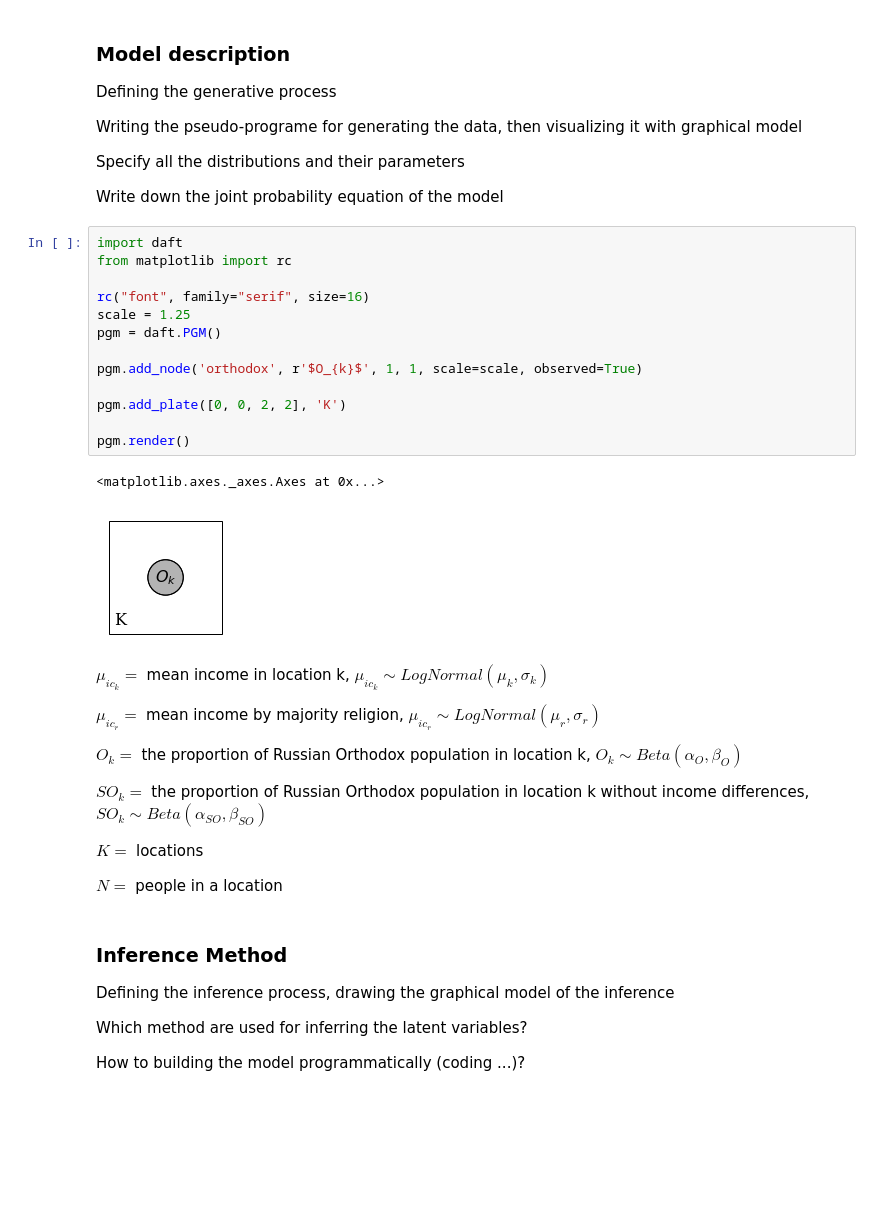
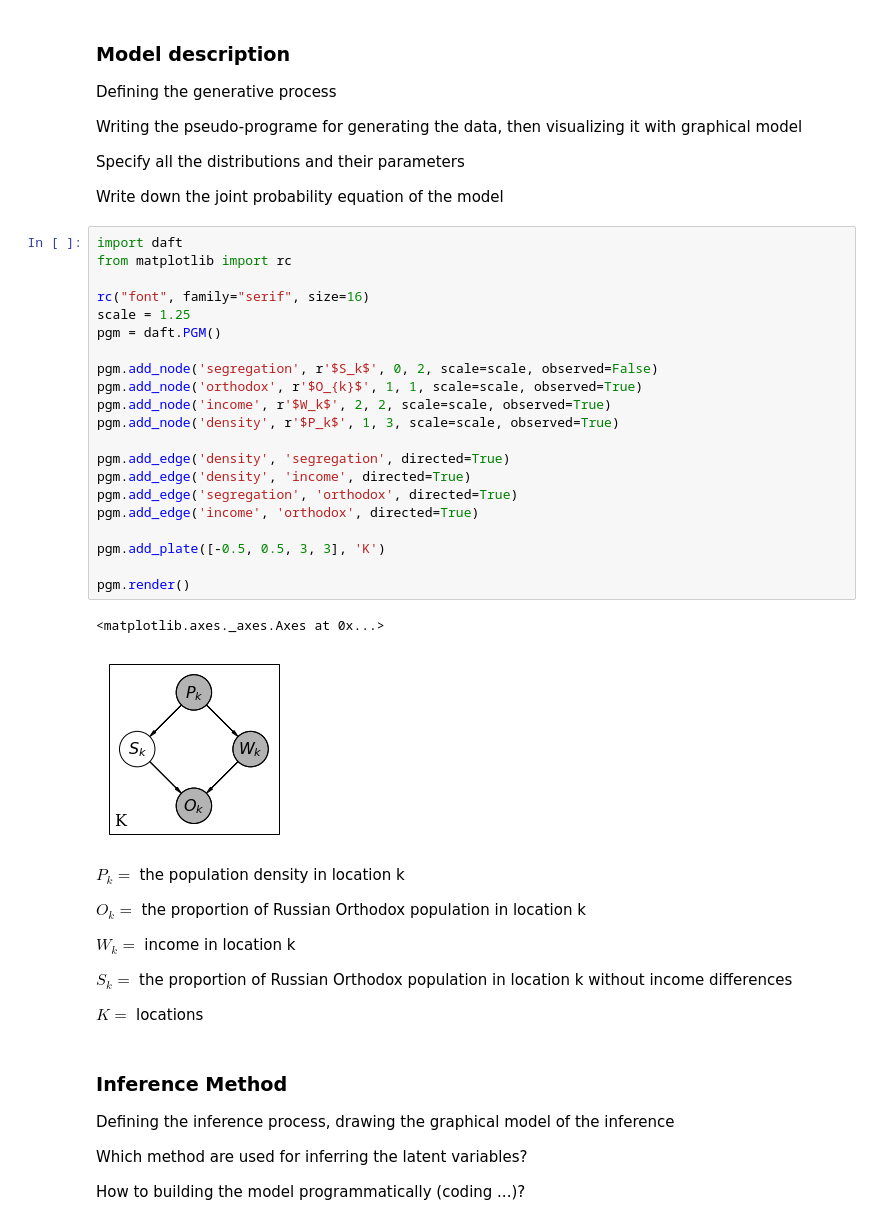
Before and after one commit to AnttiHaerkoenen/BAY1, a Jupyter notebook: BAY1_ReportForm.ipynb, the cells around one changed output. Drawn from its saved outputs; the diff is of its cells as text; blank space fills up the shorter version.

```diff
--- a/BAY1_ReportForm.ipynb
+++ b/BAY1_ReportForm.ipynb
@@ -74,32 +74,37 @@ Write down the joint probability equation of the model
 # %%
 import daft
 from matplotlib import rc
 
 rc("font", family="serif", size=16)
 scale = 1.25
 pgm = daft.PGM()
 
+pgm.add_node('segregation', r'$S_k$', 0, 2, scale=scale, observed=False)
 pgm.add_node('orthodox', r'$O_{k}$', 1, 1, scale=scale, observed=True)
+pgm.add_node('income', r'$W_k$', 2, 2, scale=scale, observed=True)
+pgm.add_node('density', r'$P_k$', 1, 3, scale=scale, observed=True)
 
-pgm.add_plate([0, 0, 2, 2], 'K')
+pgm.add_edge('density', 'segregation', directed=True)
+pgm.add_edge('density', 'income', directed=True)
+pgm.add_edge('segregation', 'orthodox', directed=True)
+pgm.add_edge('income', 'orthodox', directed=True)
+
+pgm.add_plate([-0.5, 0.5, 3, 3], 'K')
 
 pgm.render()
 # %% [output]
 <matplotlib.axes._axes.Axes at 0x...>
-[figure, old version]
+[figure, new version]
 # %% [markdown]
-$\mu_{ic_{k}} = $ mean income in location k, $ \mu_{ic_{k}} \sim LogNormal(\mu_k, \sigma_k) $
+$P_{k} = $ the population density in location k
 
-$\mu_{ic_{r}} = $ mean income by majority religion, $ \mu_{ic_{r}} \sim LogNormal(\mu_r, \sigma_r) $
+$O_{k} = $ the proportion of Russian Orthodox population in location k
 
-$O_{k} = $ the proportion of Russian Orthodox population in location k, $ O_{k} \sim Beta(\alpha_O, \beta_O) $
+$W_{k} = $ income in location k
 
-$SO_{k} = $ the proportion of Russian Orthodox population in location k without income differences,
-$ SO_{k} \sim Beta(\alpha_{SO}, \beta_{SO}) $
+$S_{k} = $ the proportion of Russian Orthodox population in location k without income differences
 
 $K = $ locations
-
-$N = $ people in a location
 # %% [markdown]
 ### Inference Method
 
```
Also changed, not shown: parts of 1 cell of this notebook.
